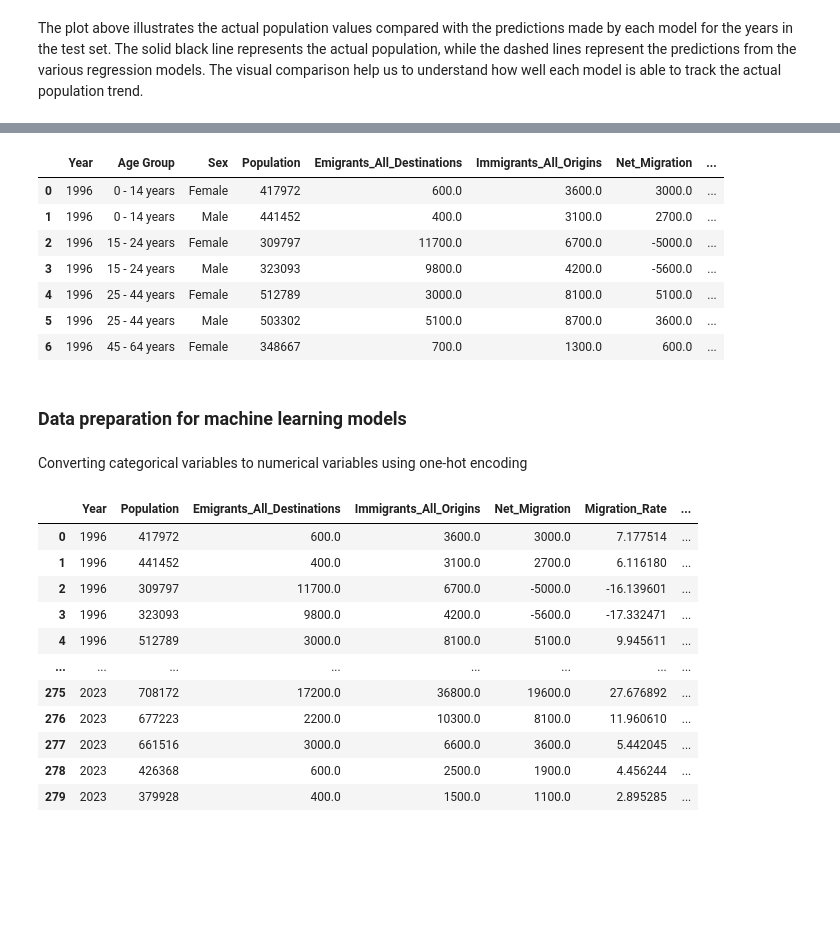
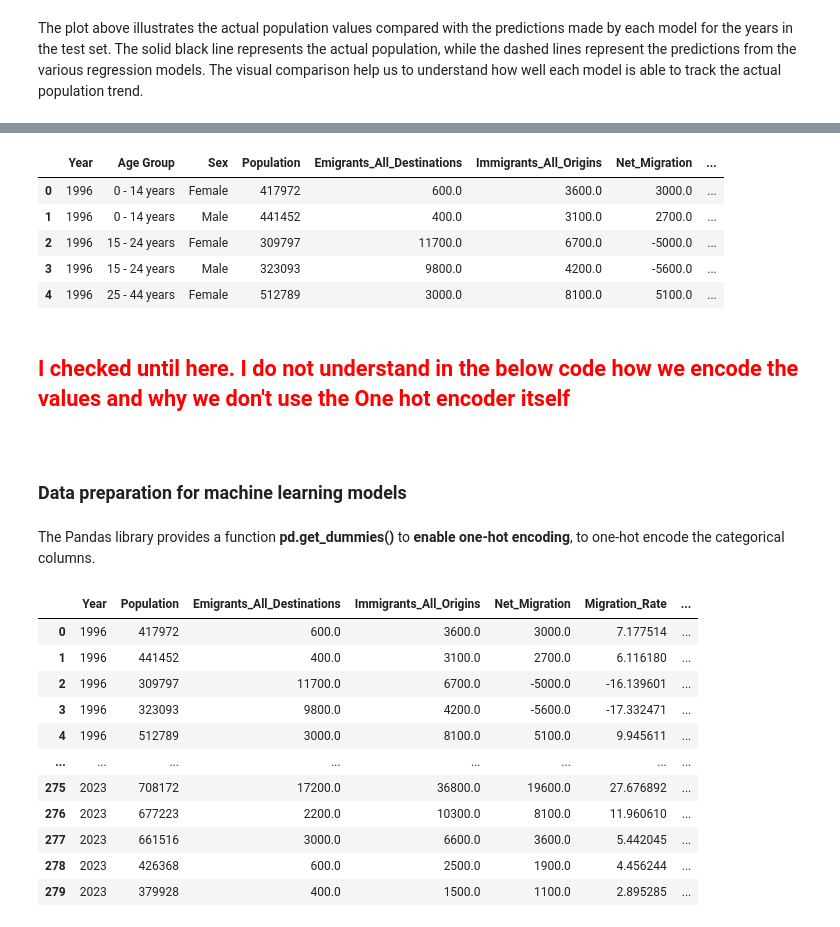
Before and after one commit to Ivkoto/DataAnalyticsMachineLearning, a Jupyter notebook: Data_Preparation/CA1_3_final_ML.ipynb, the cells around one changed output, grey strips where cells are left out. Cells and saved outputs as stored; diff of their text form; code cells hidden in the pictures; blank space fills up the shorter version.

```diff
--- a/Data_Preparation/CA1_3_final_ML.ipynb
+++ b/Data_Preparation/CA1_3_final_ML.ipynb
@@ -41,4 +43,7 @@ def standard_decimal_notation_formatter(x):
 # %%
 population_df = pd.read_csv('population_df_1996.csv')
 migration_df = pd.read_csv('migration_df_1996.csv')
+# %%
+#importing the merged file from the CA1_2_final which will be used for optimizing the Machine Learning algorithms
+population_migration_df = pd.read_csv('population_migration_df.csv')
 # %% [markdown]
@@ -884,22 +676,22 @@ pivot_df.head()
-# %%
-pivot_df['Migration_Rate'] = (pivot_df['Net_Migration'] / pivot_df['Population']) * 1000
-
-population_migration_df = pivot_df
-
-population_migration_df.head(7)
-# %% [output]
-|  | Year | Age Group | Sex | Population | Emigrants_All_Destinations | Immigrants_All_Origins | Net_Migration | ... |
-| 0 | 1996 | 0 - 14 years | Female | 417972 | 600.0 | 3600.0 | 3000.0 | ... |
-| 1 | 1996 | 0 - 14 years | Male | 441452 | 400.0 | 3100.0 | 2700.0 | ... |
-| 2 | 1996 | 15 - 24 years | Female | 309797 | 11700.0 | 6700.0 | -5000.0 | ... |
-| 3 | 1996 | 15 - 24 years | Male | 323093 | 9800.0 | 4200.0 | -5600.0 | ... |
-| 4 | 1996 | 25 - 44 years | Female | 512789 | 3000.0 | 8100.0 | 5100.0 | ... |
-| 5 | 1996 | 25 - 44 years | Male | 503302 | 5100.0 | 8700.0 | 3600.0 | ... |
-| 6 | 1996 | 45 - 64 years | Female | 348667 | 700.0 | 1300.0 | 600.0 | ... |
+# %%
+population_migration_df.head()
+# %% [output]
+|  | Year | Age Group | Sex | Population | Emigrants_All_Destinations | Immigrants_All_Origins | Net_Migration | ... |
+| 0 | 1996 | 0 - 14 years | Female | 417972 | 600.0 | 3600.0 | 3000.0 | ... |
+| 1 | 1996 | 0 - 14 years | Male | 441452 | 400.0 | 3100.0 | 2700.0 | ... |
+| 2 | 1996 | 15 - 24 years | Female | 309797 | 11700.0 | 6700.0 | -5000.0 | ... |
+| 3 | 1996 | 15 - 24 years | Male | 323093 | 9800.0 | 4200.0 | -5600.0 | ... |
+| 4 | 1996 | 25 - 44 years | Female | 512789 | 3000.0 | 8100.0 | 5100.0 | ... |
+# %% [markdown]
+<h2>
+<span style='color:red'>
+I checked until here. I do not understand in the below code how we encode the values and why we don't use the One hot encoder itself
+</span>
+<h2>
 # %% [markdown]
 ### Data preparation for machine learning models
-# %% [markdown]
-Converting categorical variables to numerical variables using one-hot encoding
+# %% [markdown]
+The Pandas library provides a function **pd.get_dummies()** to **enable one-hot encoding**, to one-hot encode the categorical columns.
 # %%
 population_migration_df_encoded = pd.get_dummies(population_migration_df, columns=['Age Group', 'Sex'])
 
```
Also changed, not shown: parts of 55 cells of this notebook.
